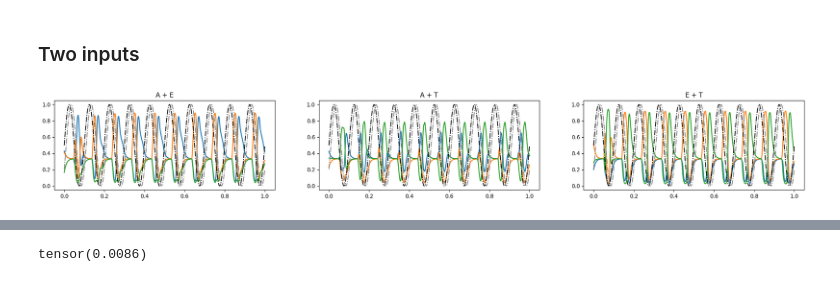
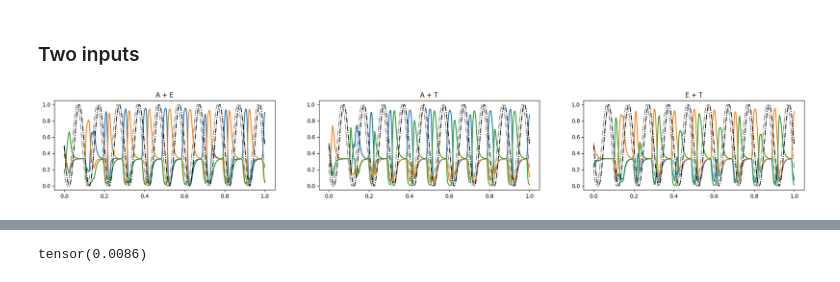
Before and after one commit to katduecker/dnn_osci, a Jupyter notebook: DynNN_figures_thesis.ipynb, the cells around one changed output, grey strips where cells are left out. Saved outputs shown, nothing was run; the diff lists cells and outputs as text; code cells hidden in the pictures.

```diff
--- a/DynNN_figures_thesis.ipynb
+++ b/DynNN_figures_thesis.ipynb
@@ -695,7 +722,7 @@ import scipy
 
 tau_h = 0.01
 tau_R = 0.1
-S = .01
+S = .045
 a = 2
 
 alpha_params = [10,0,0]
@@ -825,7 +852,7 @@ import scipy
 
 tau_h = 0.01
 tau_R = 0.1
-S = .01
+S = .045
 a = 2
 
 alpha_params = [10,0,0]
@@ -1030,7 +1057,7 @@ O = O.detach().cpu().numpy()
 tau_h = 0.01
 tau_R = 0.1
 S = .085
-c = 10.5#1.4*maxZ
+c = 12.5#1.3*maxZ
 
 t_start = 0     # when stimulus presented
 t = 0             # when to begin plot
@@ -1247,10 +1274,10 @@ Entrainment!
 
 tau_h = 0.01
 tau_R = 0.1
-S = .085
-c = 1.5*maxZ
+S = .01
+c = 12.5
 
-t_start = 0     # when stimulus presented
+t_start = 100     # when stimulus presented
 t = 0             # when to begin plot
 
 params = [tau_h,tau_R,c,S]
@@ -1258,7 +1285,7 @@ params = [tau_h,tau_R,c,S]
 # alpha parameters
 afreq = [10,10]
 aamp = [.5,.5]
-aph = [0,-2*np.pi/100 * 10]
+aph = [np.pi,np.pi+2*np.pi/100 * 10]
 
 alpha_params = [afreq,aamp,aph]
 
@@ -1296,35 +1323,35 @@ colmap = np.array([[1,25,89],[217,95,2],[0,0,0]])/255
 
 idx = np.array((0,5,10))#,-1))
 inp_combi = list(combinations(idx,2))           # possible combinations
 
 
 labels = ['A', 'E', 'T']
 label_comb = list(combinations(labels,2))
 label_comb
 
 plt.rcParams["figure.figsize"] = (25,3)
 
 
 fig,axs = plt.subplots(1,3)
 
 for i,comp_inp in enumerate(inp_combi):
 
-  inpt = x_train[comp_inp[0]]*1.05 + x_train[comp_inp[1]]*.95
+  inpt = x_train[comp_inp[0]]*1.2 + x_train[comp_inp[1]]*.8
 
   Z1t,Z2t,H1t,R1t,H2t,R2t,Ot = euler_dyn_2layer(model2,inpt, params, timevec, alpha_params,DEVICE,inp_on=t_start,start_fix=True)
 
   [axs[i].plot(timevec,ot[1:],linewidth=1.75) for iot,ot in enumerate(Ot)];
 
   if alpha_params[1][0]:
     axs[i].plot(timevec[t:],alpha_params[1][0]*np.sin(2*np.pi*alpha_params[0][0]*timevec[t:]+alpha_params[2][0])+alpha_params[1][0],color = 'k',linestyle='-.')
 
   if alpha_params[1][1]:
     axs[i].plot(timevec[t:],alpha_params[1][1]*np.sin(2*np.pi*alpha_params[0][1]*timevec[t:]+alpha_params[2][1])+alpha_params[1][1], color = np.array((0.5, 0.5, 0.5)),linestyle='-.')
 
 
   axs[i].set_title(label_comb[i][0] + ' + ' + label_comb[i][1])
 # %% [output]
-[figure, old version]
+[figure, new version]
 # %%
 # try other combinations of inputs
 
```
Also changed, not shown: parts of 17 cells of this notebook.
